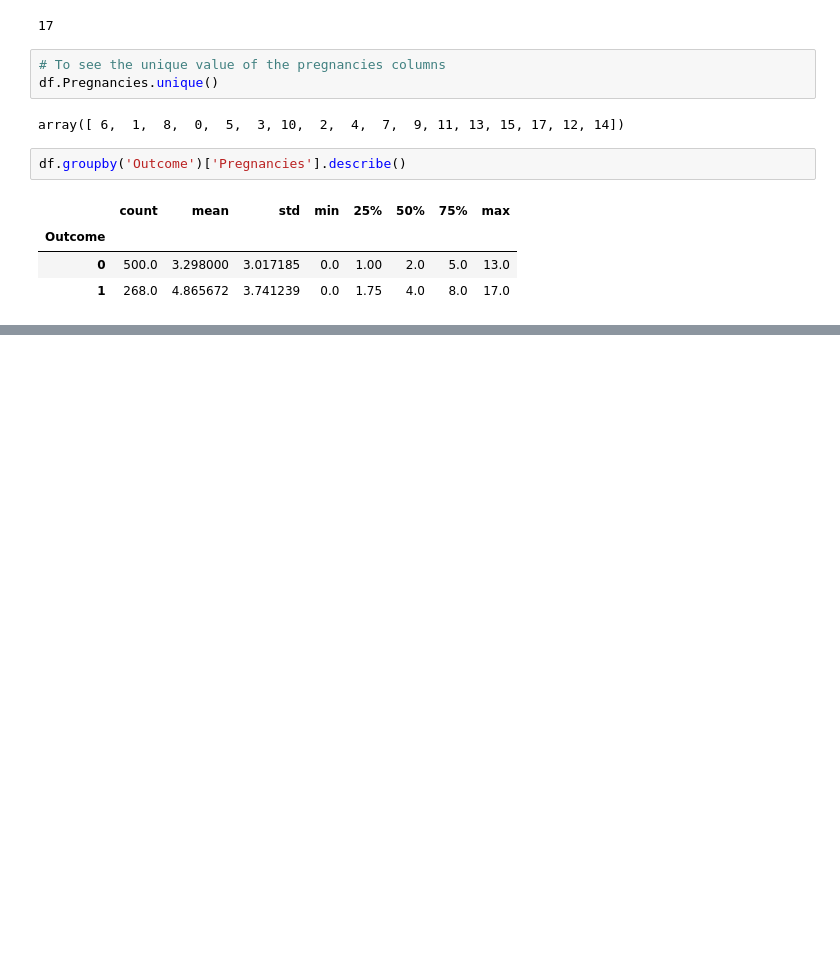
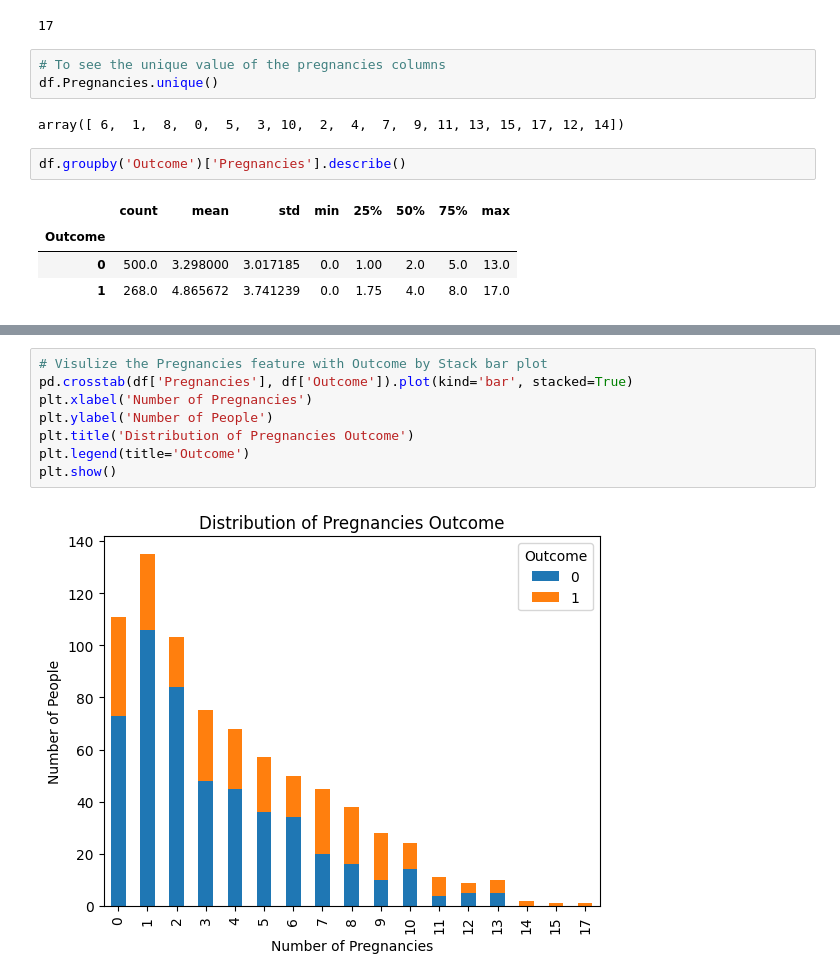
Before and after one commit to dinislamweb/diabetics-prediction-, a Jupyter notebook: diabetes_updated.ipynb, the cells around one changed output, grey strips where cells are left out. Saved outputs shown, nothing was run; the diff lists cells and outputs as text; blank space fills up the shorter version.

Commit message:
Distribution of Pregnancies and Outcome plot added

```diff
--- a/diabetes_updated.ipynb
+++ b/diabetes_updated.ipynb
@@ -145,0 +149,10 @@ df.groupby('Outcome')['Pregnancies'].describe()
+# %%
+# Visulize the Pregnancies feature with Outcome by Stack bar plot
+pd.crosstab(df['Pregnancies'], df['Outcome']).plot(kind='bar', stacked=True)
+plt.xlabel('Number of Pregnancies')
+plt.ylabel('Number of People')
+plt.title('Distribution of Pregnancies Outcome')
+plt.legend(title='Outcome')
+plt.show()
+# %% [output]
+[figure, added]
```
Also changed, not shown: parts of 2 cells of this notebook.
